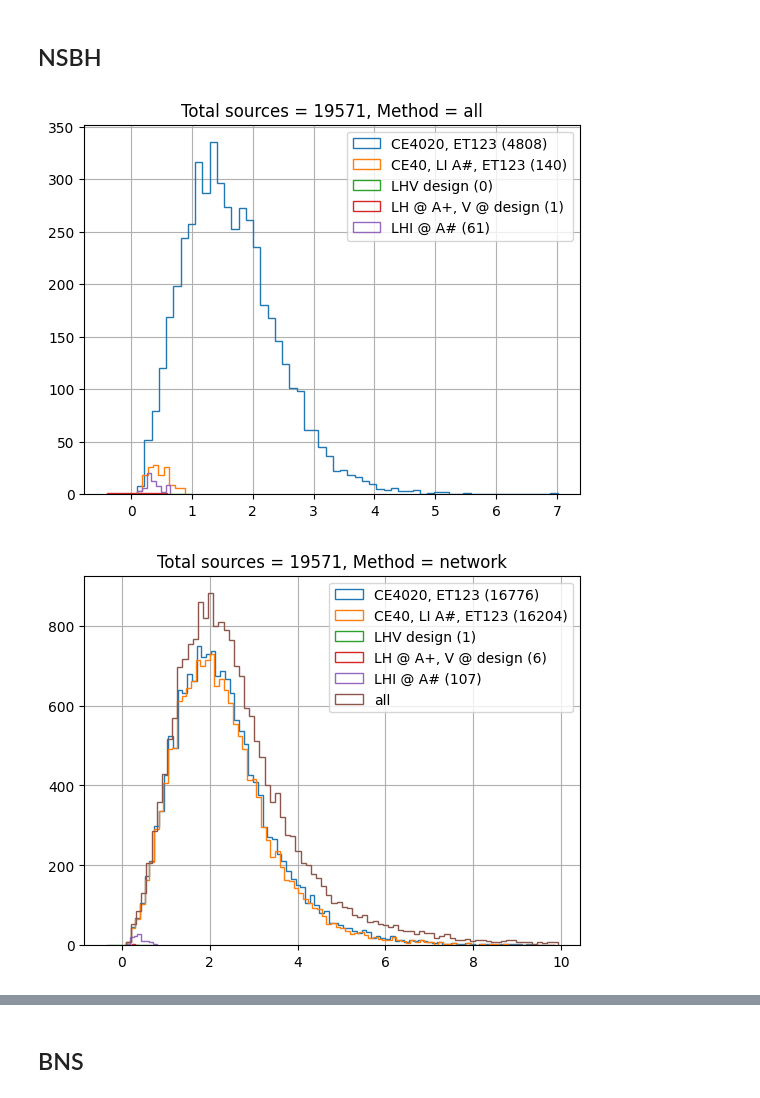
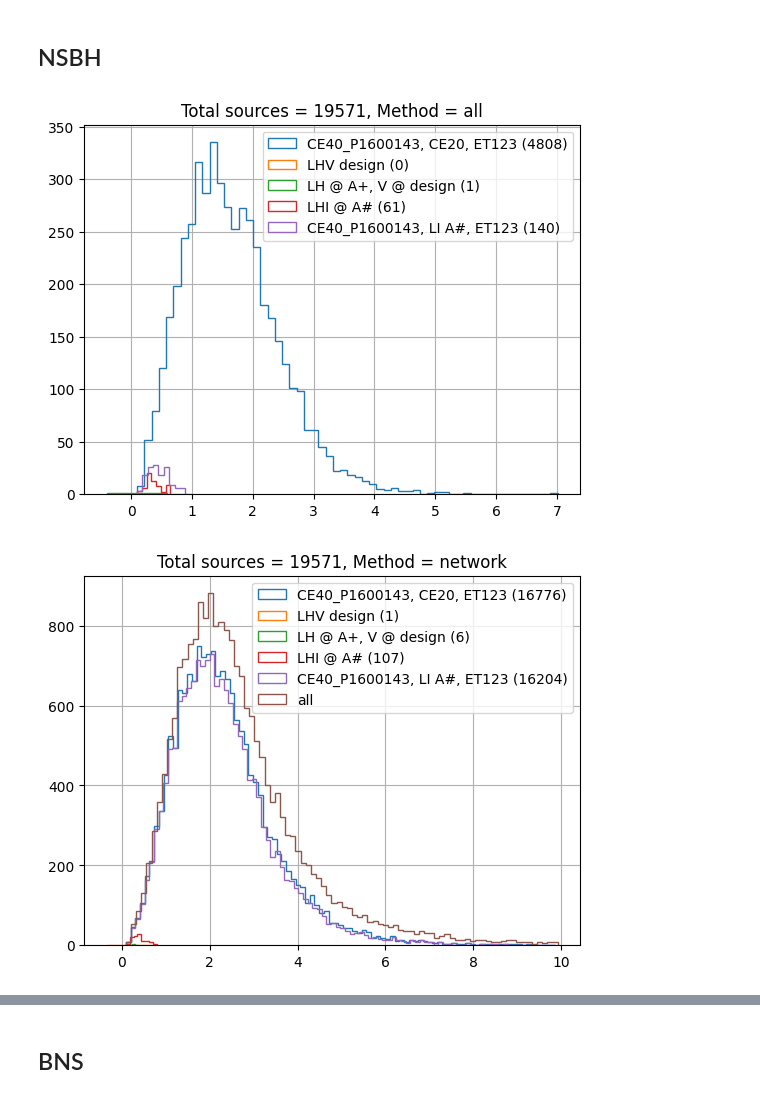
Before and after one commit to divyajyoti09/next_gen_detect, a Jupyter notebook: SNR_plots.ipynb, the cells around one changed output, grey strips where cells are left out. Cells and saved outputs as stored; diff of their text form; code cells hidden in the pictures.

```diff
--- a/SNR_plots.ipynb
+++ b/SNR_plots.ipynb
@@ -328,21 +306,21 @@ for key in detected_nsbh['all'].keys():
     plt.hist(nsbh_data['redshift'], histtype=u'step',
              label=f'{netw_labels[key]} ({len(nsbh_data["redshift"])})', bins='auto')
 plt.legend()
-plt.title(f'Total sources = {len(snr_data_nsbh["CE4020ET123"]["mass1"])}, Method = all')
+plt.title(f'Total sources = {len(snr_data_nsbh["CE40_P1600143_CE20ET123"]["mass1"])}, Method = all')
 plt.grid()
 # %% [output]
-[figure, old version]
+[figure, new version]
 # %%
 for key in detected_nsbh['network'].keys():
     nsbh_data = detected_nsbh['network'][key]
     plt.hist(nsbh_data['redshift'], histtype=u'step',
              label=f'{netw_labels[key]} ({len(nsbh_data["redshift"])})', bins='auto')
-plt.hist(snr_data_nsbh['CE4020ET123']['redshift'], histtype=u'step', label='all', bins='auto')
+plt.hist(snr_data_nsbh['CE40_P1600143_CE20ET123']['redshift'], histtype=u'step', label='all', bins='auto')
 plt.legend()
 plt.title(f'Total sources = {len(snr_data_nsbh["LHV_design"]["mass1"])}, Method = network')
 plt.grid()
 # %% [output]
-[figure, old version]
+[figure, new version]
 # %%
 for netw, bns in zip(snr_data_nsbh.keys(), [40, 40, 'sqrt', 'sqrt']):
     vals = plot_efficiency_curve(detected_nsbh['network'][netw]['redshift'], snr_data_nsbh[netw]['redshift'], label=netw_labels[netw], bins=bns, zorder=2)
```
Also changed, not shown: parts of 25 cells of this notebook, 1 other file.
